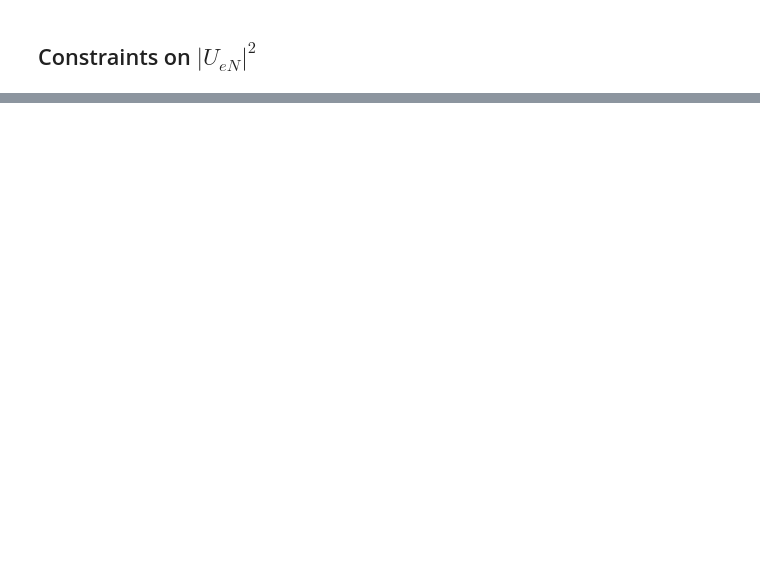
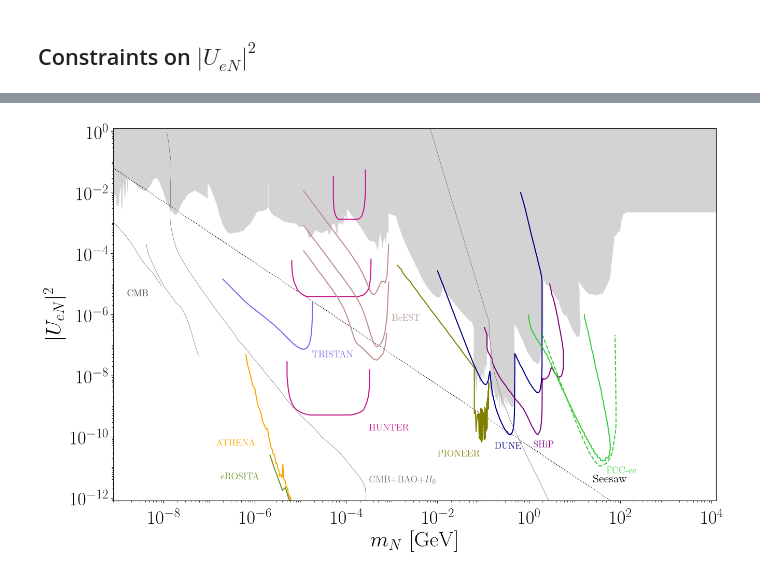
Before and after one commit to PatrickBolton/SterileNeutrinoConstraints, a Jupyter notebook: 0_electron_mixing.ipynb, the cells around one changed output, grey strips where cells are left out. Saved outputs shown, nothing was run; the diff lists cells and outputs as text; code cells hidden in the pictures; blank space fills up the shorter version.

```diff
--- a/0_electron_mixing.ipynb
+++ b/0_electron_mixing.ipynb
@@ -133,0 +392,6 @@ HNL.plot(m_min=10**(-9.1), m_max=10**(3.1), U_min=10**(-12.1), U_max=10**(0.1),
+# %%
+HNL.plot(lim_type = 'future',
+         current_constraints=current_constraints, future_constraints=future_constraints,
+         title = 'UeNsq', ylabel = r'$|U_{eN}|^2$', svfg = True);
+# %% [output]
+[figure, added]
```
Also changed, not shown: parts of 5 cells of this notebook, 6 other files.
